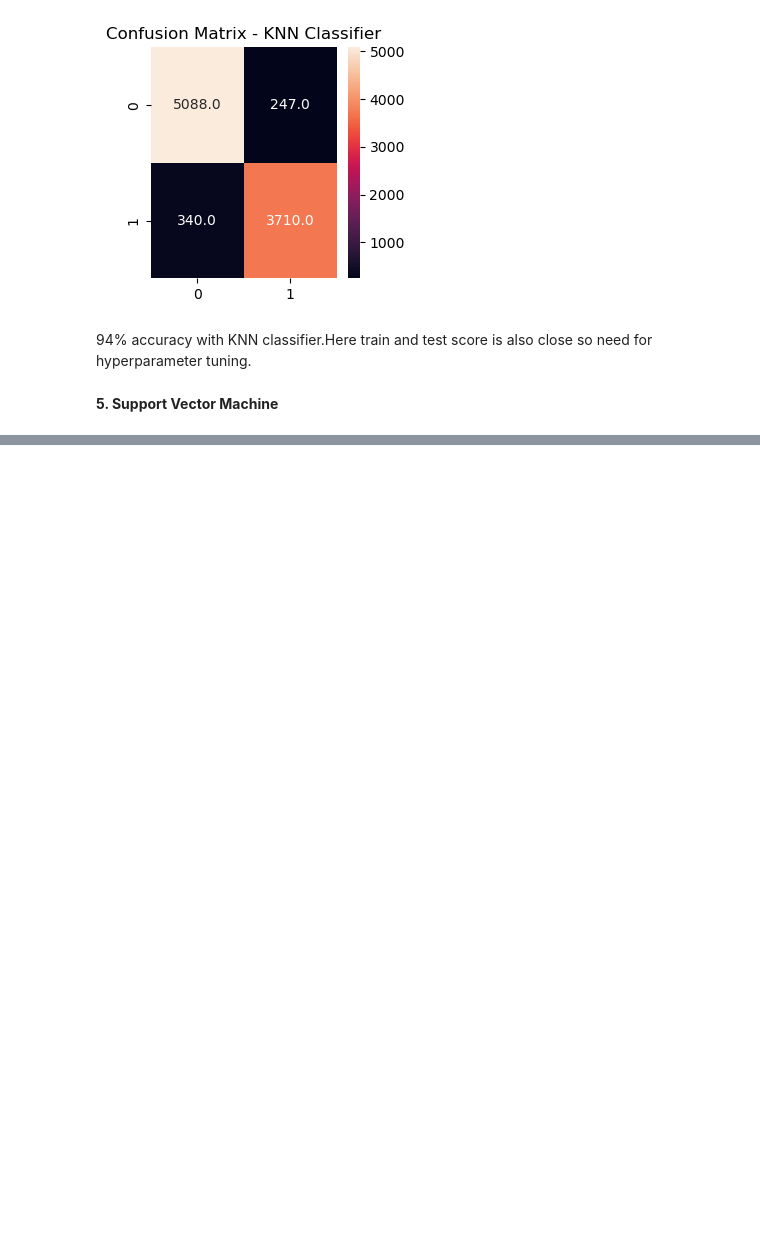
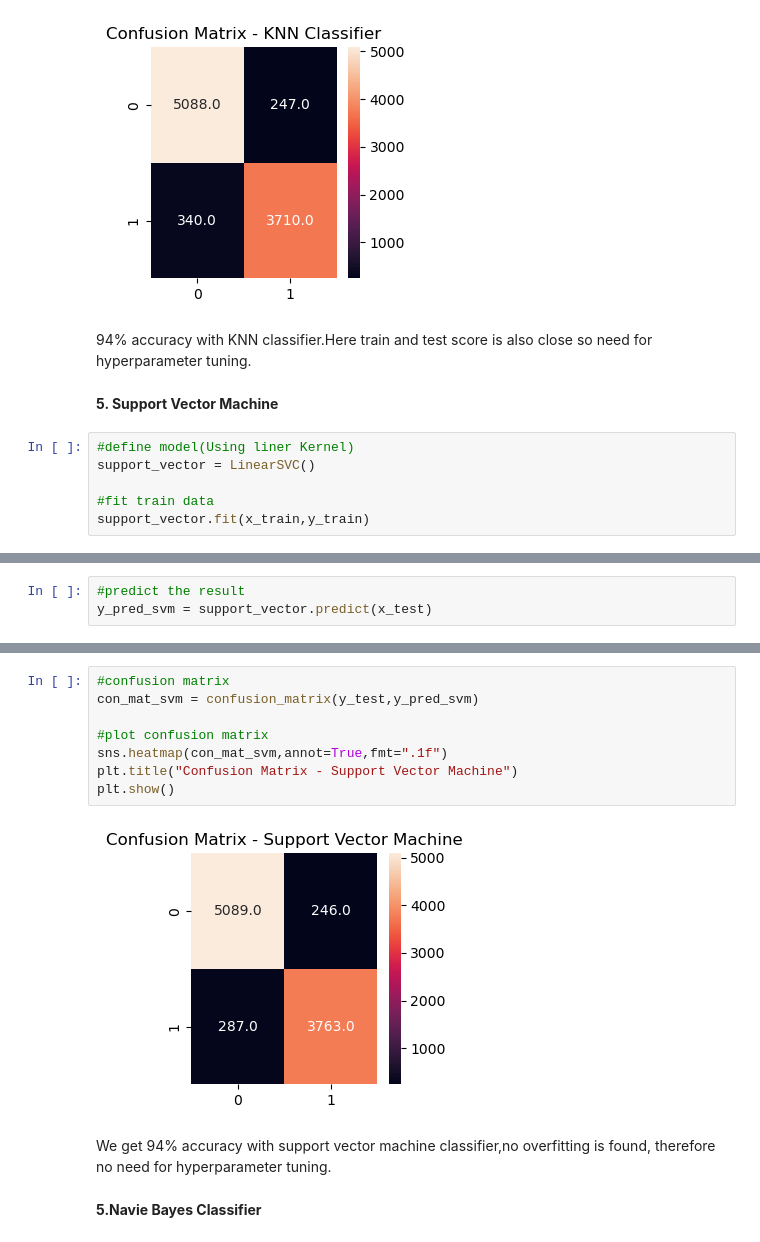
Before and after one commit to Siddharth3271/Airline-Passenger-Refferal-Prediction, a Jupyter notebook: code.ipynb, the cells around one changed output, grey strips where cells are left out. Drawn from its saved outputs; the diff is of its cells as text; blank space fills up the shorter version.

Commit message:
Done Model Building with SVM and naive Bayes

```diff
--- a/code.ipynb
+++ b/code.ipynb
@@ -1256,3 +1256,9 @@ plt.show()
 94% accuracy with KNN classifier.Here train and test score is also close so need for hyperparameter tuning.
 # %% [markdown]
 **5. Support Vector Machine**
+# %%
+#define model(Using liner Kernel)
+support_vector = LinearSVC()
+
+#fit train data
+support_vector.fit(x_train,y_train)
@@ -1258,0 +1267,3 @@ plt.show()
+# %%
+#predict the result
+y_pred_svm = support_vector.predict(x_test)
@@ -1258,0 +1296,14 @@ plt.show()
+# %%
+#confusion matrix
+con_mat_svm = confusion_matrix(y_test,y_pred_svm)
+
+#plot confusion matrix
+sns.heatmap(con_mat_svm,annot=True,fmt=".1f")
+plt.title("Confusion Matrix - Support Vector Machine")
+plt.show()
+# %% [output]
+[figure, added]
+# %% [markdown]
+We get 94% accuracy with support vector machine classifier,no overfitting is found, therefore no need for hyperparameter tuning.
+# %% [markdown]
+**5.Navie Bayes Classifier**
```
Also changed, not shown: parts of 10 cells of this notebook.
